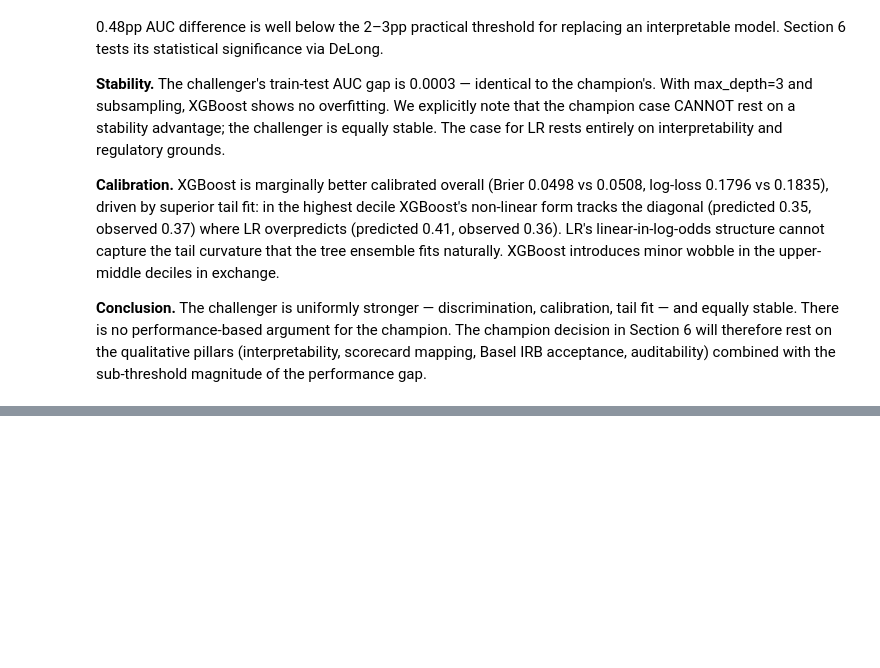
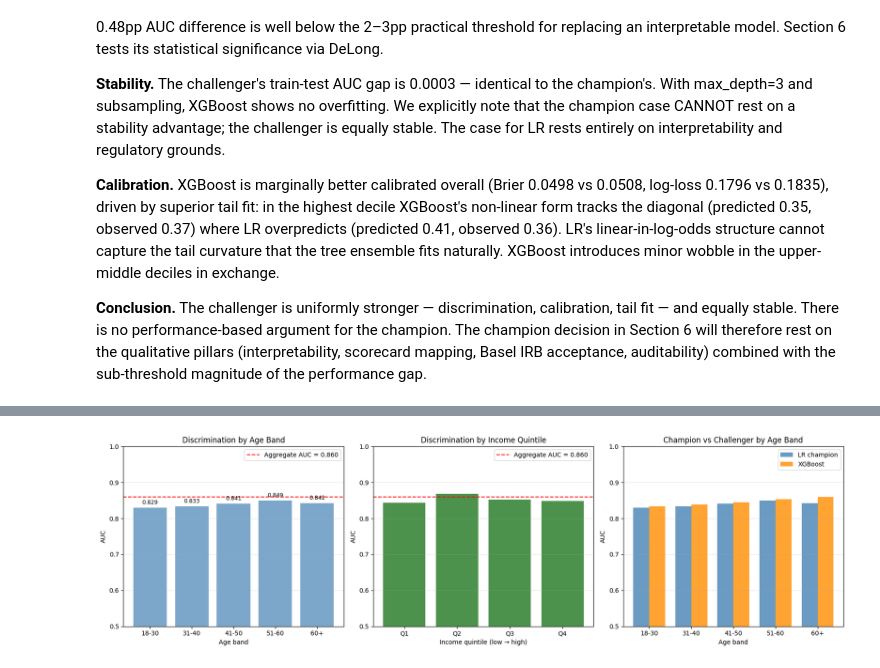
Before and after one commit to eavila-economist/Simple-credit-risk-model, a Jupyter notebook: notebooks/04_Model_Evaluation.ipynb, the cells around one changed output, grey strips where cells are left out. Saved outputs shown, nothing was run; the diff lists cells and outputs as text; code cells hidden in the pictures; blank space fills up the shorter version.

```diff
--- a/notebooks/04_Model_Evaluation.ipynb
+++ b/notebooks/04_Model_Evaluation.ipynb
@@ -862,0 +1242,16 @@ the sub-threshold magnitude of the performance gap.
+# %%
+# For the most important segmentation (age), compare champion and challenger
+# to confirm the 0.47pp gap is not concentrated in one segment.
+age_seg_lr = segment_auc(seg, 'age', score_col='pd_lr',
+                         bins=age_bins, labels=age_labels)
+age_seg_xgb = segment_auc(seg, 'age', score_col='pd_xgb',
+                          bins=age_bins, labels=age_labels)
+
+age_compare = age_seg_lr[['segment', 'n', 'defaults', 'AUC']].copy()
+age_compare = age_compare.rename(columns={'AUC': 'AUC_LR'})
+age_compare['AUC_XGB'] = age_seg_xgb['AUC'].values
+age_compare['gap_pp'] = ((age_compare['AUC_XGB'] - age_compare['AUC_LR']) * 100).round(2)
+
+print("Champion vs challenger AUC by age band:\n")
+print(age_compare.to_string(index=False))
+print(f"\nAggregate AUC — LR: {auc_lr:.4f}, XGB: {auc_xgb:.4f}, gap: {(auc_xgb-auc_lr)*100:.2f}pp")
@@ -862,0 +1269,53 @@ the sub-threshold magnitude of the performance gap.
+# %%
+fig, axes = plt.subplots(1, 3, figsize=(17, 5))
+
+# Panel 1: AUC by age band
+ax = axes[0]
+reliable = age_seg[age_seg['reliable']]
+ax.bar(reliable['segment'], reliable['AUC'], color='steelblue', alpha=0.7)
+ax.axhline(auc_lr, color='red', linestyle='--', linewidth=1.5,
+           label=f'Aggregate AUC = {auc_lr:.3f}')
+ax.set_ylim(0.5, 1.0)
+ax.set_xlabel('Age band')
+ax.set_ylabel('AUC')
+ax.set_title('Discrimination by Age Band')
+ax.legend()
+ax.grid(axis='y', alpha=0.3)
+for i, (_, r) in enumerate(reliable.iterrows()):
+    ax.text(i, r['AUC'] + 0.01, f"{r['AUC']:.3f}", ha='center', fontsize=9)
+
+# Panel 2: AUC by income quintile
+ax = axes[1]
+reliable_inc = income_seg[income_seg['reliable']].reset_index(drop=True)
+ax.bar(range(len(reliable_inc)), reliable_inc['AUC'], color='darkgreen', alpha=0.7)
+ax.axhline(auc_lr, color='red', linestyle='--', linewidth=1.5,
+           label=f'Aggregate AUC = {auc_lr:.3f}')
+ax.set_ylim(0.5, 1.0)
+ax.set_xlabel('Income quintile (low → high)')
+ax.set_ylabel('AUC')
+ax.set_title('Discrimination by Income Quintile')
+ax.set_xticks(range(len(reliable_inc)))
+ax.set_xticklabels([f'Q{i+1}' for i in range(len(reliable_inc))])
+ax.legend()
+ax.grid(axis='y', alpha=0.3)
+
+# Panel 3: champion vs challenger by age
+ax = axes[2]
+x = np.arange(len(age_compare))
+width = 0.38
+ax.bar(x - width/2, age_compare['AUC_LR'],  width, label='LR champion', color='steelblue', alpha=0.8)
+ax.bar(x + width/2, age_compare['AUC_XGB'], width, label='XGBoost', color='darkorange', alpha=0.8)
+ax.set_ylim(0.5, 1.0)
+ax.set_xlabel('Age band')
+ax.set_ylabel('AUC')
+ax.set_title('Champion vs Challenger by Age Band')
+ax.set_xticks(x)
+ax.set_xticklabels(age_compare['segment'])
+ax.legend()
+ax.grid(axis='y', alpha=0.3)
+
+plt.tight_layout()
+plt.savefig('../outputs/figures/04_segment_stability.png', dpi=120, bbox_inches='tight')
+plt.show()
+# %% [output]
+[figure, added]
```
Also changed, not shown: parts of 11 cells of this notebook, 3 other files.
